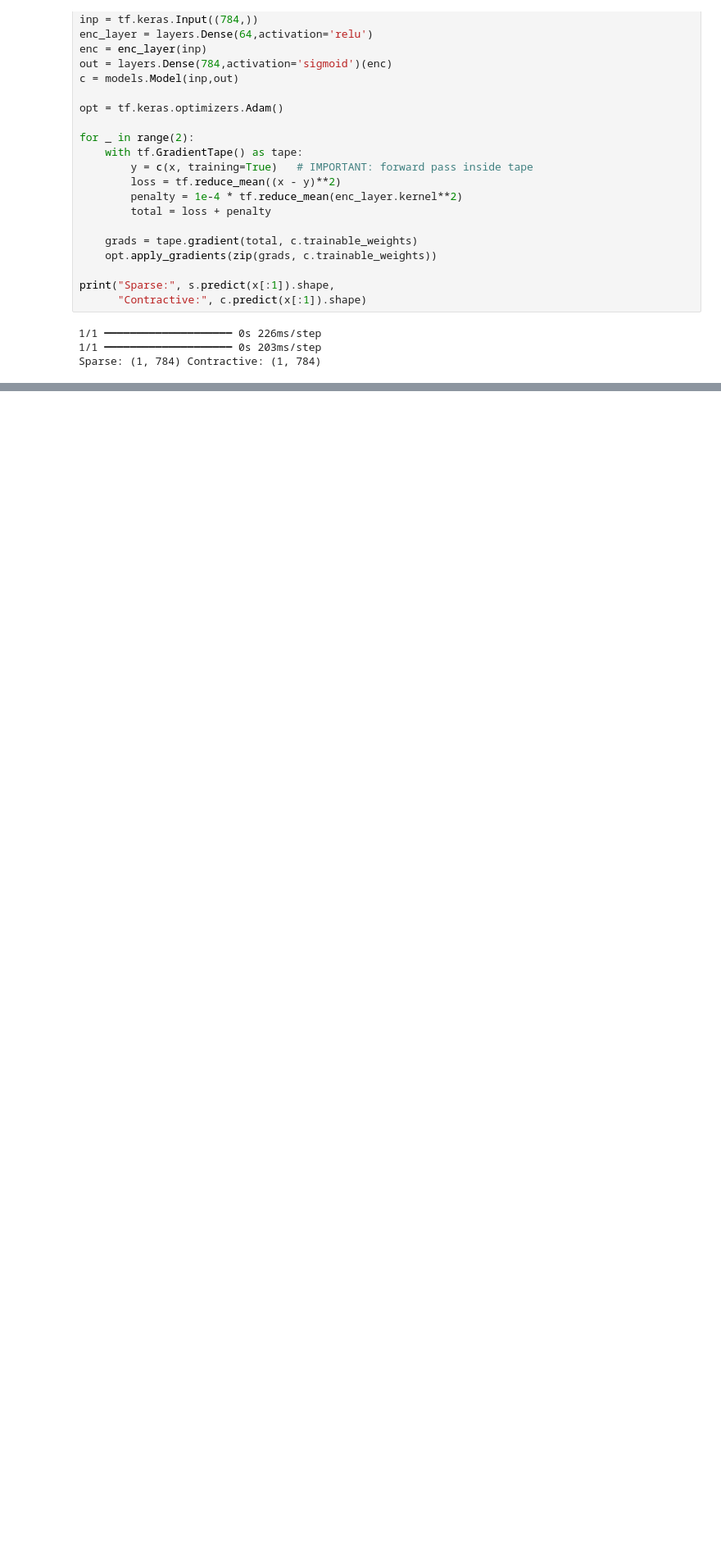
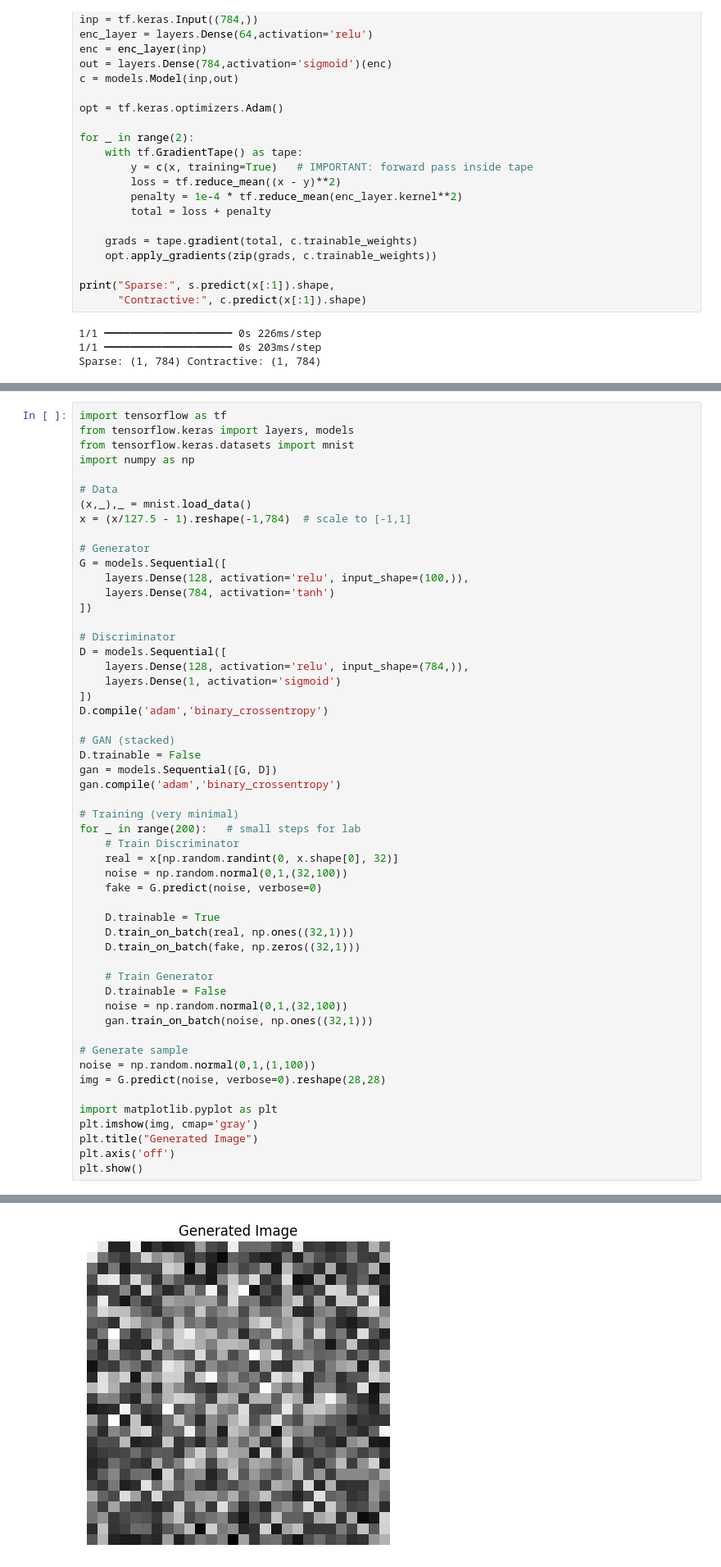
Before and after one commit to GodishalaAshwith/DeepLearning, a Jupyter notebook: DLInt2.ipynb, the cells around one changed output, grey strips where cells are left out. Shown at 82% size. Cells and saved outputs as stored; diff of their text form; blank space fills up the shorter version.

```diff
--- a/DLInt2.ipynb
+++ b/DLInt2.ipynb
@@ -503,0 +582,54 @@ Sparse: (1, 784) Contractive: (1, 784)
+# %%
+import tensorflow as tf
+from tensorflow.keras import layers, models
+from tensorflow.keras.datasets import mnist
+import numpy as np
+
+# Data
+(x,_),_ = mnist.load_data()
+x = (x/127.5 - 1).reshape(-1,784)  # scale to [-1,1]
+
+# Generator
+G = models.Sequential([
+    layers.Dense(128, activation='relu', input_shape=(100,)),
+    layers.Dense(784, activation='tanh')
+])
+
+# Discriminator
+D = models.Sequential([
+    layers.Dense(128, activation='relu', input_shape=(784,)),
+    layers.Dense(1, activation='sigmoid')
+])
+D.compile('adam','binary_crossentropy')
+
+# GAN (stacked)
+D.trainable = False
+gan = models.Sequential([G, D])
+gan.compile('adam','binary_crossentropy')
+
+# Training (very minimal)
+for _ in range(200):   # small steps for lab
+    # Train Discriminator
+    real = x[np.random.randint(0, x.shape[0], 32)]
+    noise = np.random.normal(0,1,(32,100))
+    fake = G.predict(noise, verbose=0)
+
+    D.trainable = True
+    D.train_on_batch(real, np.ones((32,1)))
+    D.train_on_batch(fake, np.zeros((32,1)))
+
+    # Train Generator
+    D.trainable = False
+    noise = np.random.normal(0,1,(32,100))
+    gan.train_on_batch(noise, np.ones((32,1)))
+
+# Generate sample
+noise = np.random.normal(0,1,(1,100))
+img = G.predict(noise, verbose=0).reshape(28,28)
+
+import matplotlib.pyplot as plt
+plt.imshow(img, cmap='gray')
+plt.title("Generated Image")
+plt.axis('off')
+plt.show()
+# %% [output]
@@ -503,0 +639 @@ Sparse: (1, 784) Contractive: (1, 784)
+[figure, added]
```
Also changed, not shown: parts of 5 cells of this notebook.
